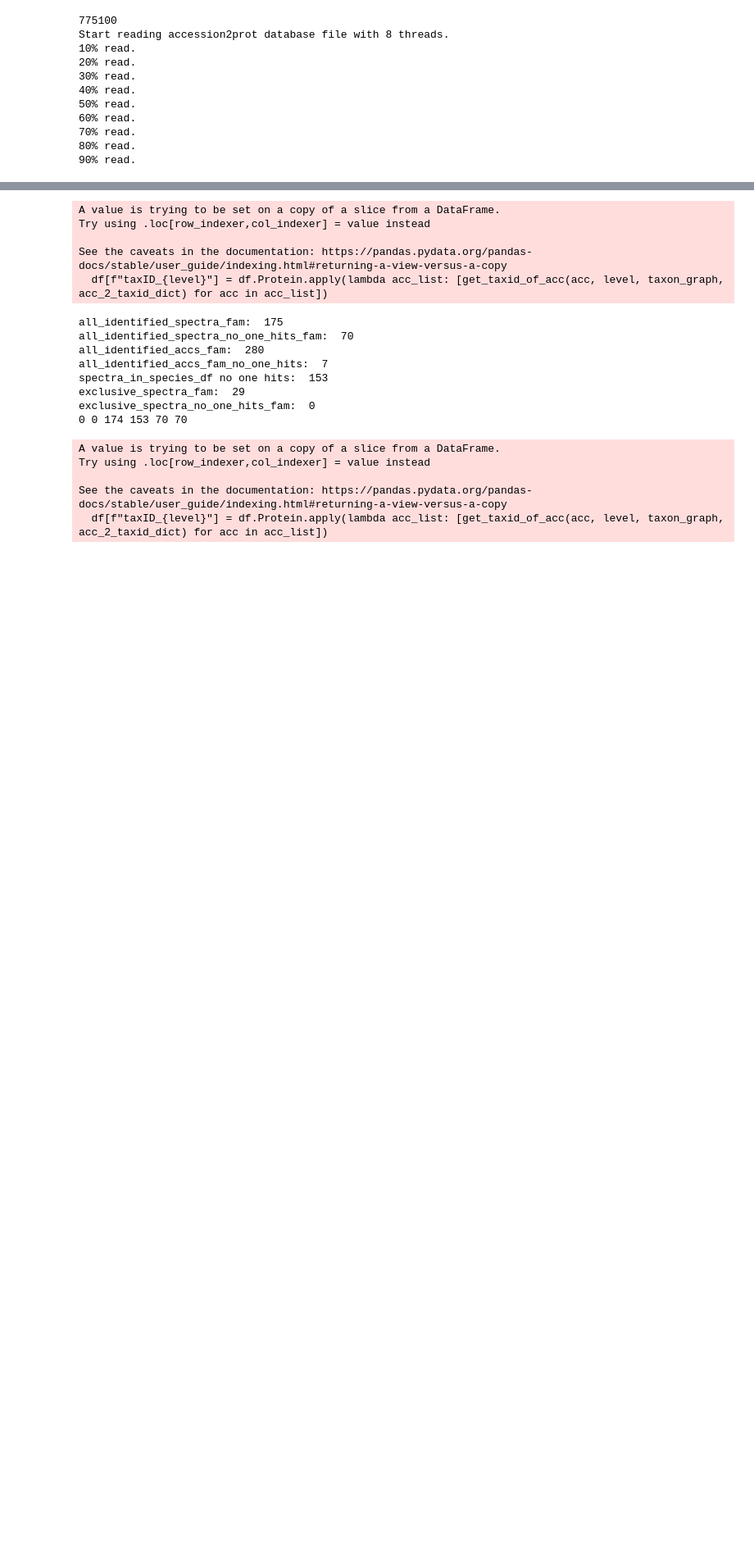
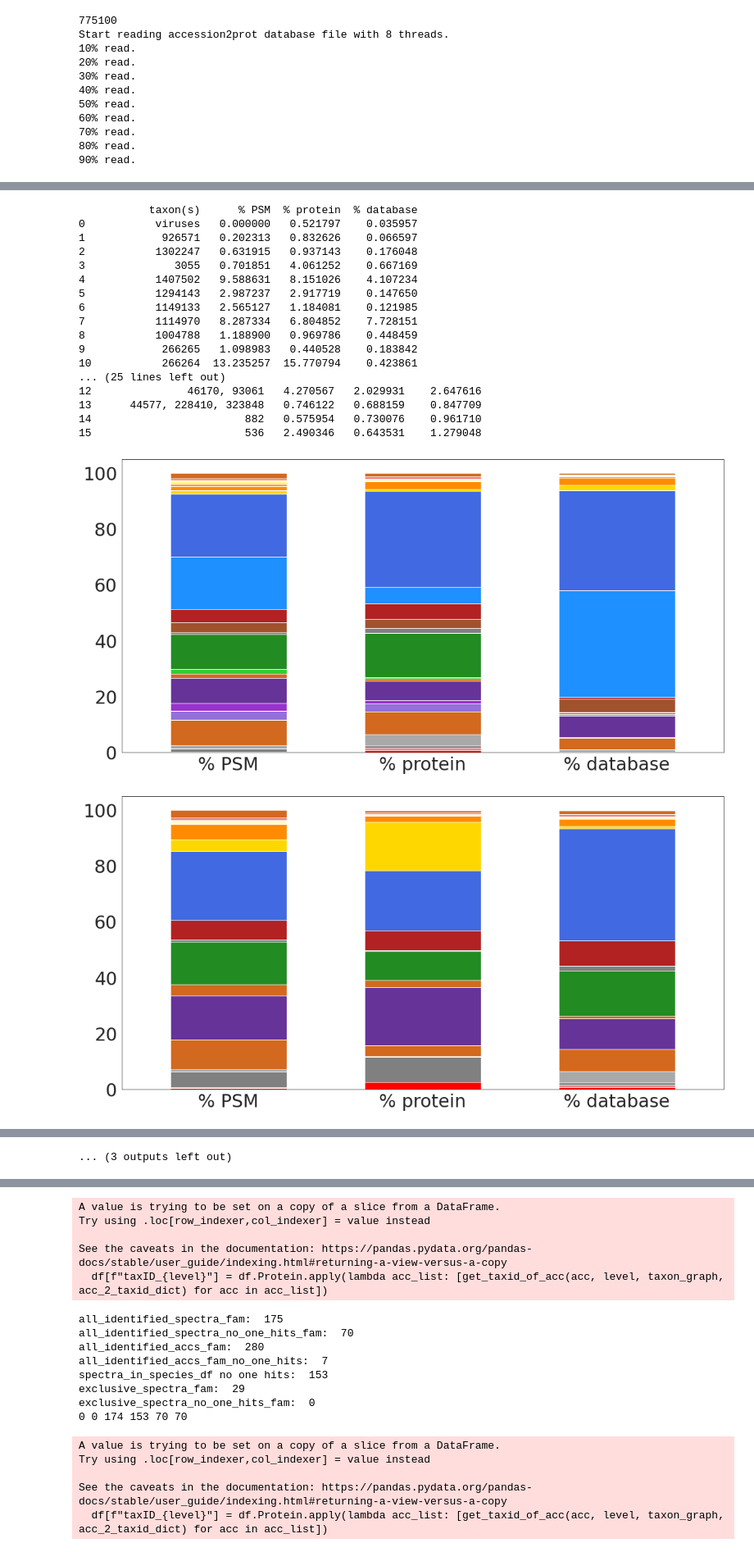
Before and after one commit to jschmacht/xtandem_result_analyzer, a Jupyter notebook: discover_results_3.ipynb, the cells around one changed output, grey strips where cells are left out. Shown at 82% size. Drawn from its saved outputs; the diff is of its cells as text; code cells hidden in the pictures; blank space fills up the shorter version.

```diff
--- a/discover_results_3.ipynb
+++ b/discover_results_3.ipynb
@@ -221,5 +474,5 @@ def write_results(out, name, taxon_species, taxon_family,
 # %%
-df_in_fdr_uniprot_species, df_in_fdr_uniprot_family = load_spec_and_fam_df()
+df_in_fdr_uniprot_species, df_in_fdr_uniprot_genus, df_in_fdr_uniprot_family = load_dfs(uniprot_nr_reduced_tsv)
 # %%
 acc_to_taxid_dict = get_acc2taxid_dict(df_in_fdr_uniprot_species, df_in_fdr_uniprot_family)
 # %% [output]
@@ -239,0 +508,8 @@ df_in_fdr_uniprot_family = sort_taxid_and_acc_in_df(df_in_fdr_uniprot_family, 'f
+# %%
+tanca_df_in_fdr_uniprot_species, tanca_df_in_fdr_uniprot_genus, tanca_df_in_fdr_uniprot_family = load_dfs(tanca_uniprot_tsv)
+# %%
+tanca_acc_to_taxid_dict = get_acc2taxid_dict(tanca_df_in_fdr_uniprot_species, tanca_df_in_fdr_uniprot_family)
+# %%
+tanca_df_in_fdr_uniprot_species = sort_taxid_and_acc_in_df(tanca_df_in_fdr_uniprot_species, 'species', tanca_acc_to_taxid_dict)
+tanca_df_in_fdr_uniprot_genus = sort_taxid_and_acc_in_df(tanca_df_in_fdr_uniprot_genus, 'genus', tanca_acc_to_taxid_dict)
+tanca_df_in_fdr_uniprot_family = sort_taxid_and_acc_in_df(tanca_df_in_fdr_uniprot_family, 'family', tanca_acc_to_taxid_dict)
@@ -239,0 +597,22 @@ df_in_fdr_uniprot_family = sort_taxid_and_acc_in_df(df_in_fdr_uniprot_family, 'f
+# %%
+#PLOT
+
+outputpath = "/home/jules/Documents/Metaproteomics/Tax2Proteome/benchmarking/plots/taxon_specific_identification/new/"
+fdr = 0.05
+
+for number_hits in [1,2,3,4]:
+    df_in_fdr_uniprot_species_no_one_hits = remove_all_accs_with_less_then_x_peptides(df_in_fdr_uniprot_species.copy(deep=True),
+                                                                                  'species', number_hits, acc_to_taxid_dict)
+    df_in_fdr_uniprot_family_no_one_hits = remove_all_accs_with_less_then_x_peptides(df_in_fdr_uniprot_family.copy(deep=True),
+                                                                                     'family', number_hits, acc_to_taxid_dict)
+    input_files = [
+    {'df': df_in_fdr_uniprot_species_no_one_hits,
+     'path_ground_truth': "/home/jules/Documents/Bachelorarbeit/Graphiken/taxon_specific_identification&db/Kleiner_unidb_species.txt",
+     'level': "species"},
+    {'df': df_in_fdr_uniprot_family_no_one_hits,
+     'path_ground_truth': "/home/jules/Documents/Bachelorarbeit/Graphiken/taxon_specific_identification&db/Kleiner_unidb_family.txt",
+     'level': "family"}]
+    for files in input_files:
+        create_psms_per_taxID_plot(files['df'], files['path_ground_truth'], files['level'], fdr, \
+                                   f"{outputpath}taxon_specific_ident_mind_{number_hits}_hits_{files['level']}.svg")
+# %% [output]
@@ -239,0 +685,19 @@ df_in_fdr_uniprot_family = sort_taxid_and_acc_in_df(df_in_fdr_uniprot_family, 'f
+           taxon(s)      % PSM  % protein  % database
+0           viruses   0.000000   0.521797    0.035957
+1            926571   0.202313   0.832626    0.066597
+2           1302247   0.631915   0.937143    0.176048
+3              3055   0.701851   4.061252    0.667169
+4           1407502   9.588631   8.151026    4.107234
+5           1294143   2.987237   2.917719    0.147650
+6           1149133   2.565127   1.184081    0.121985
+7           1114970   8.287334   6.804852    7.728151
+8           1004788   1.188900   0.969786    0.448459
+9            266265   1.098983   0.440528    0.183842
+10           266264  13.235257  15.770794    0.423861
+... (25 lines left out)
+12               46170, 93061   4.270567   2.029931    2.647616
+13      44577, 228410, 323848   0.746122   0.688159    0.847709
+14                        882   0.575954   0.730076    0.961710
+15                        536   2.490346   0.643531    1.279048
+[figure, added]
+[figure, added]
@@ -240,2 +707,3 @@ df_in_fdr_uniprot_family = sort_taxid_and_acc_in_df(df_in_fdr_uniprot_family, 'f
+... (3 outputs left out)
 # %%
 df_in_fdr_uniprot_species_no_one_hits = remove_all_accs_with_less_then_x_peptides(df_in_fdr_uniprot_species.copy(deep=True),
```
Also changed, not shown: parts of 17 cells of this notebook.
